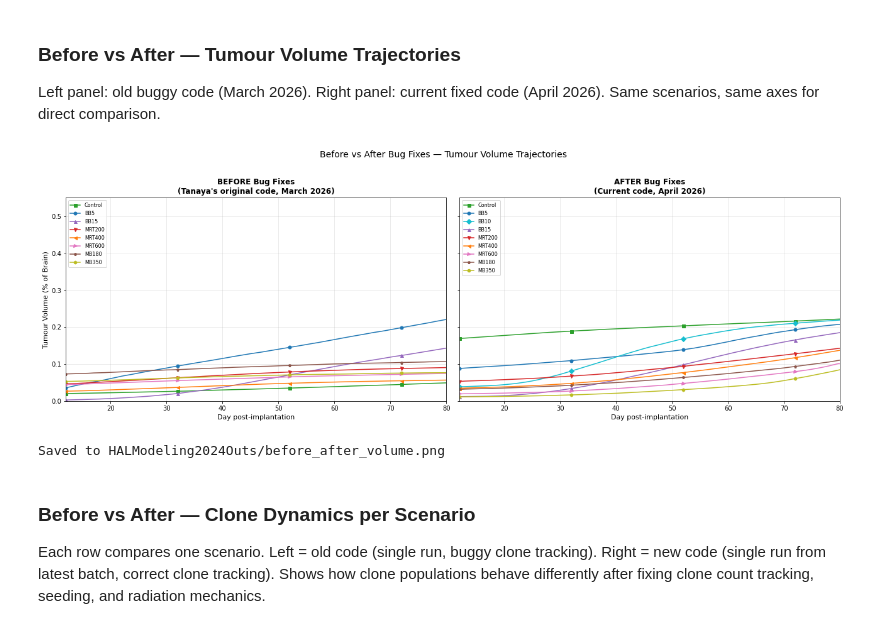
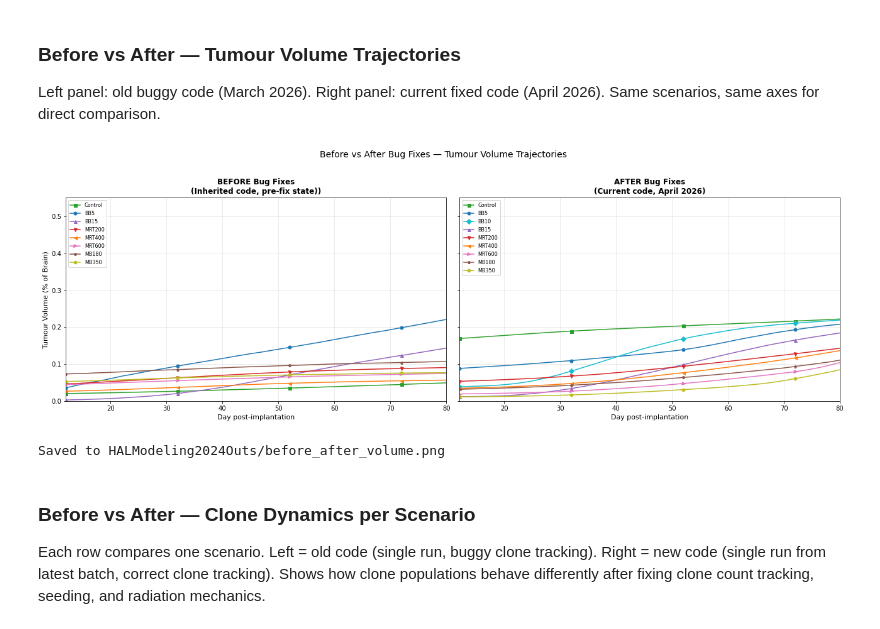
Before and after one commit to NafisaMaliat/GBM_Radiotherapy_ABM, a Jupyter notebook: GBM_SimulationResults.ipynb, the cells around one changed output. Saved outputs shown, nothing was run; the diff lists cells and outputs as text; code cells hidden in the pictures.

```diff
--- a/GBM_SimulationResults.ipynb
+++ b/GBM_SimulationResults.ipynb
@@ -629,7 +555,8 @@ CLONE_LABELS = ["Clone 0 \u2013 Baseline", "Clone 1 \u2013 Proliferative", "Clon
 CLONE_COLORS = ["#d62728", "#ff7f0e", "#8c564b"]   # red, orange, brown
 
 # Load all Control trial CSVs from the output folder
-csv_files = sorted(glob.glob(os.path.join(FOLDER, "TrialRunCounts_*.csv")))
+csv_files = sorted([f for f in glob.glob(os.path.join(FOLDER, "TrialRunCounts_*.csv"))
+                    if os.path.basename(f).split('_')[1] >= "20260415"])
 print(f"Found {len(csv_files)} Control run(s)")
 
 # Read each CSV into a DataFrame
@@ -802,7 +729,7 @@ for scen in compare_scenarios:
     ax1.plot(days, mean, color=style['color'], marker=style['marker'],
              markevery=20, markersize=5, linewidth=1.5, label=style['label'])
 
-ax1.set_title('BEFORE Bug Fixes\n(Tanaya\'s original code, March 2026)', fontsize=12, fontweight='bold')
+ax1.set_title('BEFORE Bug Fixes\n(Inherited code, pre-fix state))', fontsize=12, fontweight='bold')
 ax1.set_xlabel('Day post-implantation', fontsize=11)
 ax1.set_ylabel('Tumour Volume (% of Brain)', fontsize=11)
 ax1.legend(fontsize=8, loc='upper left')
@@ -813,34 +740,34 @@ ax1.set_xlim(RADIATION_DAY, 80)
 for scen in compare_scenarios:
     if scen not in scenario_data:
         continue
     d = scenario_data[scen]
     style = scenario_style.get(scen, {'color': 'black', 'marker': 'o', 'label': scen})
     mask = d['days'] >= RADIATION_DAY
     days = d['days'][mask]
     mean = d['mean'][mask]
     if len(mean) == 0:
         continue
     all_max = max(all_max, mean.max())
     ax2.plot(days, mean, color=style['color'], marker=style['marker'],
              markevery=20, markersize=5, linewidth=1.5, label=style['label'])
 
 ax2.set_title('AFTER Bug Fixes\n(Current code, April 2026)', fontsize=12, fontweight='bold')
 ax2.set_xlabel('Day post-implantation', fontsize=11)
 ax2.legend(fontsize=8, loc='upper left')
 ax2.grid(True, alpha=0.3)
 ax2.set_xlim(RADIATION_DAY, 80)
 
 # Force both panels to the same y-axis range using the global maximum
 if all_max > 0:
     ax1.set_ylim(0, all_max * 1.1)
 
 fig.suptitle('Before vs After Bug Fixes \u2014 Tumour Volume Trajectories', fontsize=14, y=1.02)
 plt.tight_layout()
 plt.savefig('HALModeling2024Outs/before_after_volume.png', dpi=200, bbox_inches='tight')
 plt.show()
 print("Saved to HALModeling2024Outs/before_after_volume.png")
 # %% [output]
-[figure, old version]
+[figure, new version]
 Saved to HALModeling2024Outs/before_after_volume.png
 # %% [markdown]
 ### Before vs After — Clone Dynamics per Scenario
```
Also changed, not shown: parts of 14 cells of this notebook.
